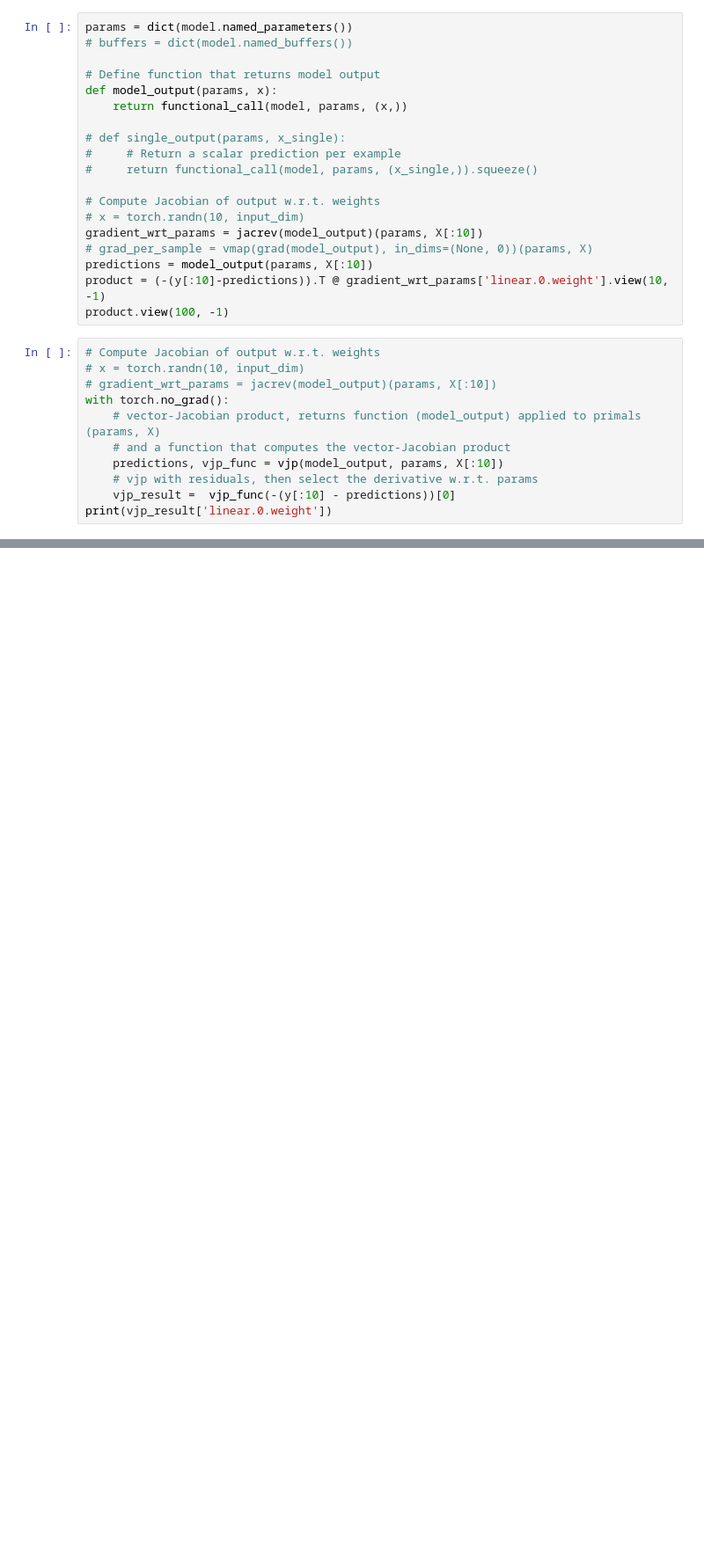
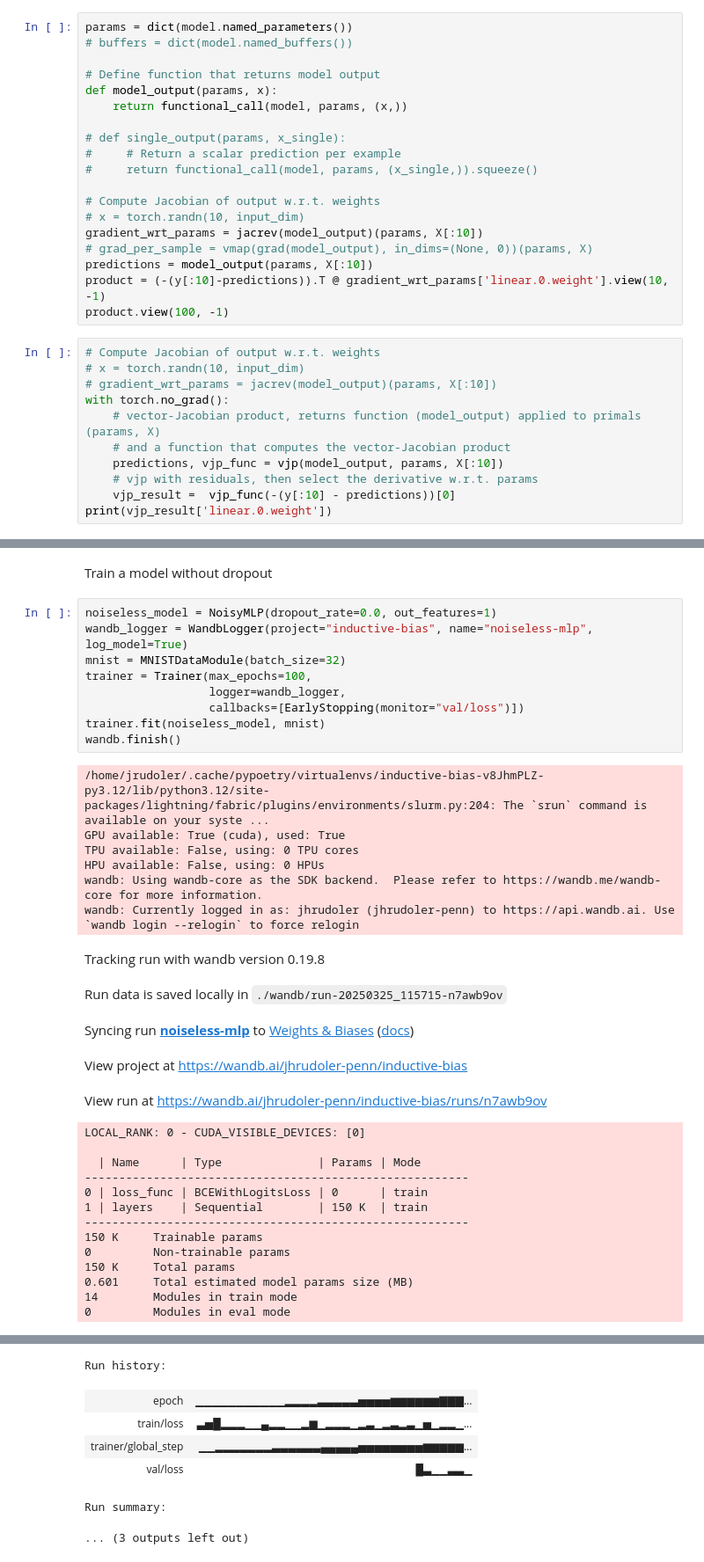
Before and after one commit to jrudoler/estimating-implicit-regularization, a Jupyter notebook: learn-inductive-bias.ipynb, the cells around one changed output, grey strips where cells are left out. Shown at 88% size. Drawn from its saved outputs; the diff is of its cells as text; blank space fills up the shorter version.

Commit message:
MNIST and droupout regularization experiments

```diff
--- a/learn-inductive-bias.ipynb
+++ b/learn-inductive-bias.ipynb
@@ -411,0 +372,36 @@ print(vjp_result['linear.0.weight'])
+# %% [markdown]
+Train a model without dropout
+# %%
+noiseless_model = NoisyMLP(dropout_rate=0.0, out_features=1)
+wandb_logger = WandbLogger(project="inductive-bias", name="noiseless-mlp", log_model=True)
+mnist = MNISTDataModule(batch_size=32)
+trainer = Trainer(max_epochs=100,
+                  logger=wandb_logger,
+                  callbacks=[EarlyStopping(monitor="val/loss")])
+trainer.fit(noiseless_model, mnist)
+wandb.finish()
+# %% [output]
+/home/jrudoler/.cache/pypoetry/virtualenvs/inductive-bias-v8JhmPLZ-py3.12/lib/python3.12/site-packages/lightning/fabric/plugins/environments/slurm.py:204: The `srun` command is available on your syste ...
+GPU available: True (cuda), used: True
+TPU available: False, using: 0 TPU cores
+HPU available: False, using: 0 HPUs
+wandb: Using wandb-core as the SDK backend.  Please refer to https://wandb.me/wandb-core for more information.
+wandb: Currently logged in as: jhrudoler (jhrudoler-penn) to https://api.wandb.ai. Use `wandb login --relogin` to force relogin
+Tracking run with wandb version 0.19.8
+Run data is saved locally in ./wandb/run-20250325_115715-n7awb9ov
+Syncing run noiseless-mlp to Weights & Biases (docs)
+View project at https://wandb.ai/jhrudoler-penn/inductive-bias
+View run at https://wandb.ai/jhrudoler-penn/inductive-bias/runs/n7awb9ov
+LOCAL_RANK: 0 - CUDA_VISIBLE_DEVICES: [0]
+
+  | Name      | Type              | Params | Mode
+--------------------------------------------------------
+0 | loss_func | BCEWithLogitsLoss | 0      | train
+1 | layers    | Sequential        | 150 K  | train
+--------------------------------------------------------
+150 K     Trainable params
+0         Non-trainable params
+150 K     Total params
+0.601     Total estimated model params size (MB)
+14        Modules in train mode
+0         Modules in eval mode
@@ -411,0 +411,7 @@ print(vjp_result['linear.0.weight'])
+Run history:
+| epoch | ▁▁▁▁▁▁▁▁▁▁▁▂▂▂▂▃▃▃▃▃▅▅▅▅▆▆▆▆▆▆▇▇▇... |
+| train/loss | ▃▅█▂▂▂▁▁▄▂▂▁▁▂▆▁▂▂▂▁▂▃▁▂▃▂▃▁▅▁▂▂▁... |
+| trainer/global_step | ▁▁▂▂▂▂▂▂▂▃▃▃▃▃▃▄▄▄▄▄▅▅▅▅▅▅▅▅▆▆▆▆▆... |
+| val/loss | █▃▁▁▃▃▁ |
+Run summary:
+... (3 outputs left out)
```
Also changed, not shown: parts of 18 cells of this notebook, 4 other files.
